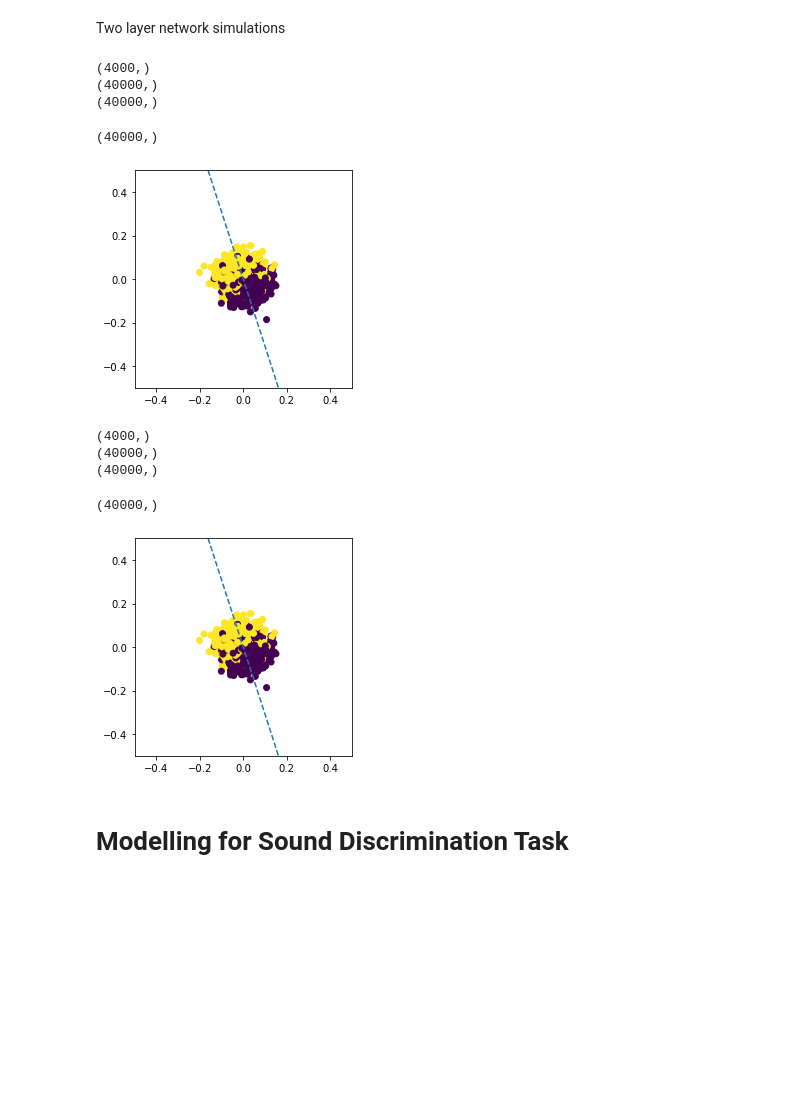
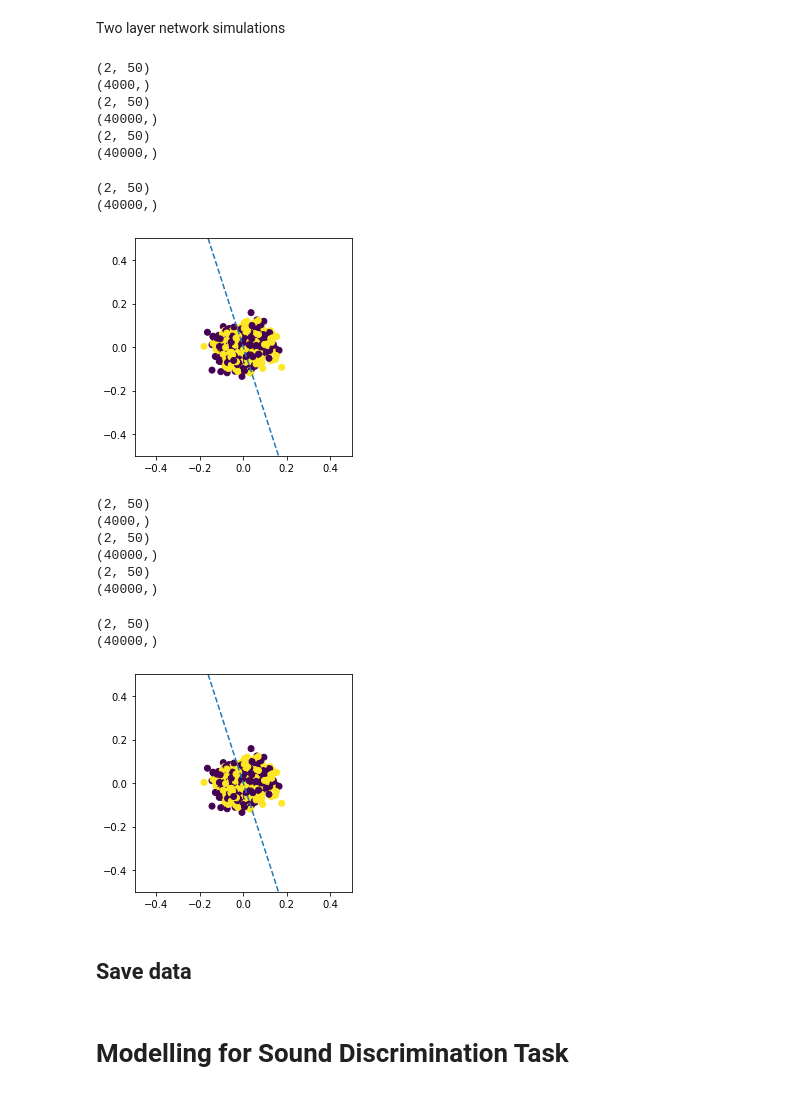
Before and after one commit to cschmidat/behaviour-models, a Jupyter notebook: writeup/report.ipynb, the cells around one changed output. Saved outputs shown, nothing was run; the diff lists cells and outputs as text; code cells hidden in the pictures; blank space fills up the shorter version.

```diff
--- a/writeup/report.ipynb
+++ b/writeup/report.ipynb
@@ -46,7 +46,7 @@ def simulation(
     num_it: int = 2000,
     cond: Callable = an_cond,
     lr_sgd: float = 8e-3,
-    lr_hebb: float = 5e-3,
+    lr_hebb: float = 1e-2,
 ):
     """
     Prepare test and validation data and run simulation.
@@ -63,12 +63,12 @@ def simulation(
     data_sigs = parclass_base(pancake_scale=1).sigs
 
     X_train, y_train, _ = gen_data_x(
-        jax_key, 1000, 20, 2, data_sigs, data_means, vec=True
+        jax_key, 1000, 50, 2, data_sigs, data_means, vec=True
     )
 
     jax_key, subkey1, subkey2 = jax.random.split(jax_key, 3)
     X_val, y_val, _ = gen_data_x(
-        subkey1, 1000, 20, 2, data_sigs, data_means, vec=True
+        subkey1, 1000, 50, 2, data_sigs, data_means, vec=True
     )
 
     sim_pars = parclass_v(
@@ -105,20 +105,20 @@ def simulation_double(
     jax_key = jax.random.PRNGKey(seed)
 
     # Prepare means of point clouds
-    data_means = parclass_wv().means
-
+    data_means = parclass_base().means
+    print(data_means.shape)
     X_train, y_train, _ = gen_data_x(
-        jax_key, 1000, 20, 2, parclass_wv().sigs, data_means, vec=True
+        jax_key, 1000, 50, 2, parclass_wv().sigs, data_means, vec=True
     )
     jax_key, subkey1, subkey2 = jax.random.split(jax_key, 3)
     X_val, y_val, _ = gen_data_x(
-        subkey1, 1000, 20, 2, parclass_wv().sigs, data_means, vec=True
+        subkey1, 1000, 50, 2, parclass_wv().sigs, data_means, vec=True
     )
 
     sim_pars = parclass_wv(
         lam_fsm_w=1,
         lam_sgd_w=1e-2,
-        lam_hebb_v=1,
+        lam_hebb_v=2,
         lam_sgd_v=5e-2,
         lr_hebb_v=lr_hebb_v,
         lr_fsm_w=lr_fsm_w,
@@ -153,12 +153,15 @@ pta_onel = jax.vmap(lambda seed: simulation(seed, cond=pta_cond, num_it=20000))(
 Two layer network simulations
 # %%
 #Unsupervised v, Supervised W
-an_doublel_sw = jax.vmap(lambda seed: simulation_double(seed, cond=an_cond, num_it=4000, lr_sgd_v=0, lr_hebb_v=2e-3, lr_sgd_w=2e-3, lr_fsm_w=0, hebb_w=True))(jnp.arange(100))
-ap_doublel_sw = jax.vmap(lambda seed: simulation_double(seed, cond=ap_cond, num_it=40000, lr_sgd_v=0, lr_hebb_v=2e-3, lr_sgd_w=2e-3, lr_fsm_w=0, hebb_w=True))(jnp.arange(100))
-pta_doublel_sw = jax.vmap(lambda seed: simulation_double(seed, cond=pta_cond, num_it=40000, lr_sgd_v=0, lr_hebb_v=2e-3, lr_sgd_w=2e-3, lr_fsm_w=0, hebb_w=True))(jnp.arange(100))
+an_doublel_sw = jax.vmap(lambda seed: simulation_double(seed, cond=an_cond, num_it=4000, lr_sgd_v=0, lr_hebb_v=1e-1, lr_sgd_w=2e-3, lr_fsm_w=0, hebb_w=True))(jnp.arange(100))
+ap_doublel_sw = jax.vmap(lambda seed: simulation_double(seed, cond=ap_cond, num_it=40000, lr_sgd_v=0, lr_hebb_v=1e-1, lr_sgd_w=2e-3, lr_fsm_w=0, hebb_w=True))(jnp.arange(100))
+pta_doublel_sw = jax.vmap(lambda seed: simulation_double(seed, cond=pta_cond, num_it=40000, lr_sgd_v=0, lr_hebb_v=1e-1, lr_sgd_w=2e-3, lr_fsm_w=0, hebb_w=True))(jnp.arange(100))
 # %% [output]
+(2, 50)
 (4000,)
+(2, 50)
 (40000,)
+(2, 50)
 (40000,)
 # %%
 #Functions to make videos
@@ -184,28 +187,32 @@ def animate_sw(i):
     my_axe.remove()
     my_axe = ax.axline(*get_pts_from_line(plot_doublel[1][4][0][i], 0), ls = '--')
 # %%
-plot_doublel = jax.vmap(lambda x: simulation_double(x, cond=pta_cond, num_it=40000, lr_sgd_v=0, lr_hebb_v=2e-3, lr_sgd_w=2e-3, lr_fsm_w=0, hebb_w=True, debug=True))(jnp.arange(2,4))
+plot_doublel = jax.vmap(lambda x: simulation_double(x, cond=pta_cond, num_it=40000, lr_sgd_v=0, lr_hebb_v=1e-1, lr_sgd_w=1e-3, lr_fsm_w=0, hebb_w=True, debug=True))(jnp.arange(2,4))
 fig, ax = plt.subplots()
 ax.set_aspect('equal')
 ax.set_xlim(-0.5, 0.5)
 ax.set_ylim(-0.5, 0.5)
 my_line_plot = ax.scatter(*zip(*plot_doublel[1][2][0][0]), c=plot_doublel[1][3][0][0])
 my_axe = ax.axline(*get_pts_from_line(plot_doublel[1][4][0][0], 0), ls = '--')
 anim = animation.FuncAnimation(fig, animate_sw,
                                 frames=range(0,len(plot_doublel[1][2][0]), 100), interval=100,repeat=False)
 writervideo = animation.FFMpegWriter(fps=60)
 anim.save('vid/swuv.mp4', writer=writervideo)
 # %% [output]
+(2, 50)
 (40000,)
-[figure, old version]
+[figure, new version]
 # %%
 #Unsupervised W, supervised v
 an_doublel_sv = jax.vmap(lambda seed: simulation_double(seed, cond=an_cond, num_it=4000, lr_sgd_v=2e-2, lr_hebb_v=0, lr_sgd_w=0, lr_fsm_w=2e-2, hebb_w=True))(jnp.arange(100))
 ap_doublel_sv = jax.vmap(lambda seed: simulation_double(seed, cond=ap_cond, num_it=40000, lr_sgd_v=2e-2, lr_hebb_v=0, lr_sgd_w=0, lr_fsm_w=2e-2, hebb_w=True))(jnp.arange(100))
 pta_doublel_sv = jax.vmap(lambda seed: simulation_double(seed, cond=pta_cond, num_it=40000, lr_sgd_v=2e-2, lr_hebb_v=0, lr_sgd_w=0, lr_fsm_w=2e-2, hebb_w=True))(jnp.arange(100))
 # %% [output]
+(2, 50)
 (4000,)
+(2, 50)
 (40000,)
+(2, 50)
 (40000,)
 # %%
 plot_doublel = jax.vmap(lambda x: simulation_double(x, cond=pta_cond, num_it=40000, lr_sgd_v=2e-2, lr_hebb_v=0, lr_sgd_w=0, lr_fsm_w=2e-2, hebb_w=True, debug=True))(jnp.arange(2,4))
@@ -220,5 +227,8 @@ anim = animation.FuncAnimation(fig, animate_sw,
 writervideo = animation.FFMpegWriter(fps=60)
 anim.save('vid/svuw.mp4', writer=writervideo)
 # %% [output]
+(2, 50)
 (40000,)
-[figure, old version]
+[figure, new version]
+# %% [markdown]
+## Save data
```
Also changed, not shown: parts of 7 cells of this notebook, 7 other files.
